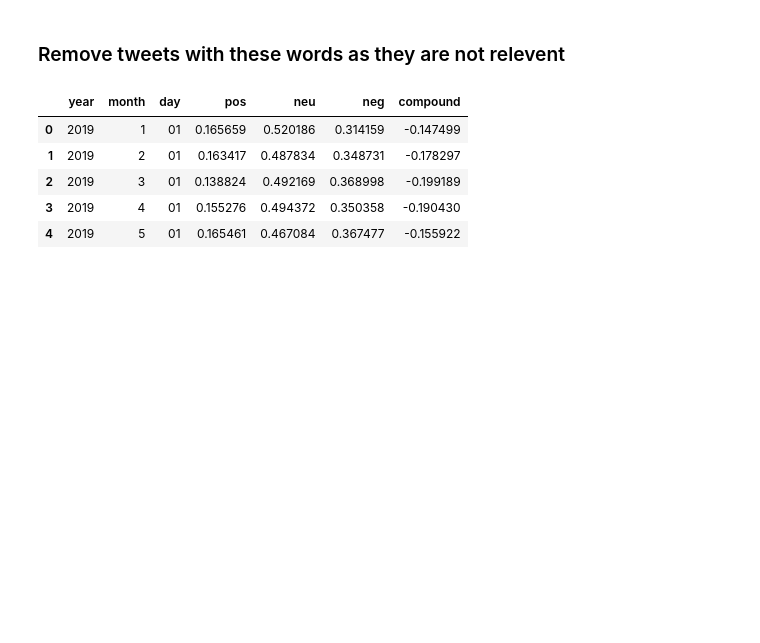
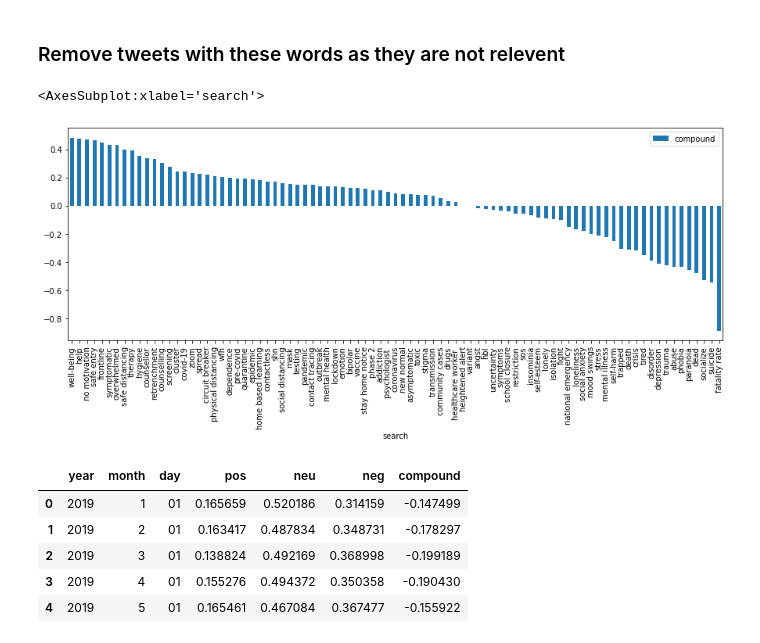
Before and after one commit to OmdenaAI/omdena-singapore-covid-health, a Jupyter notebook: src/tasks/task-3-data-exploration-and-analysis/twitter/jerome-sentiment-twitter.ipynb, the cells around one changed output. Drawn from its saved outputs; the diff is of its cells as text; code cells hidden in the pictures; blank space fills up the shorter version.

```diff
--- a/src/tasks/task-3-data-exploration-and-analysis/twitter/jerome-sentiment-twitter.ipynb
+++ b/src/tasks/task-3-data-exploration-and-analysis/twitter/jerome-sentiment-twitter.ipynb
@@ -51,6 +51,20 @@ df['pos'] =  df['clean_tweet4'].apply(lambda x: analyser.polarity_scores(x)['pos
 df['neu'] =  df['clean_tweet4'].apply(lambda x: analyser.polarity_scores(x)['neu'])
 df['neg'] =  df['clean_tweet4'].apply(lambda x: analyser.polarity_scores(x)['neg'])
 df['compound'] =  df['clean_tweet4'].apply(lambda x: analyser.polarity_scores(x)['compound'])
+# %%
+df_filtered = df[(df['year'] == 2020) & (df['month']== 3) |(df['month']== 4) |(df['month']== 5)]
+# %%
+(df_filtered.groupby(['search'])
+ ['pos','neu','neg','compound']
+ .mean()
+ .reset_index()
+ .sort_values('compound', ascending=False).plot(kind='bar',
+                                                x='search',
+                                                y='compound',
+                                                figsize=(15,5)))
+# %% [output]
+<AxesSubplot:xlabel='search'>
+[figure, added]
 # %%
 df_grouped = df.groupby(['year', 'month','day'])[['pos','neu','neg','compound']].mean().reset_index()# .reset_index(name=['pos','neu','neg','compound'])
 # %%
```
